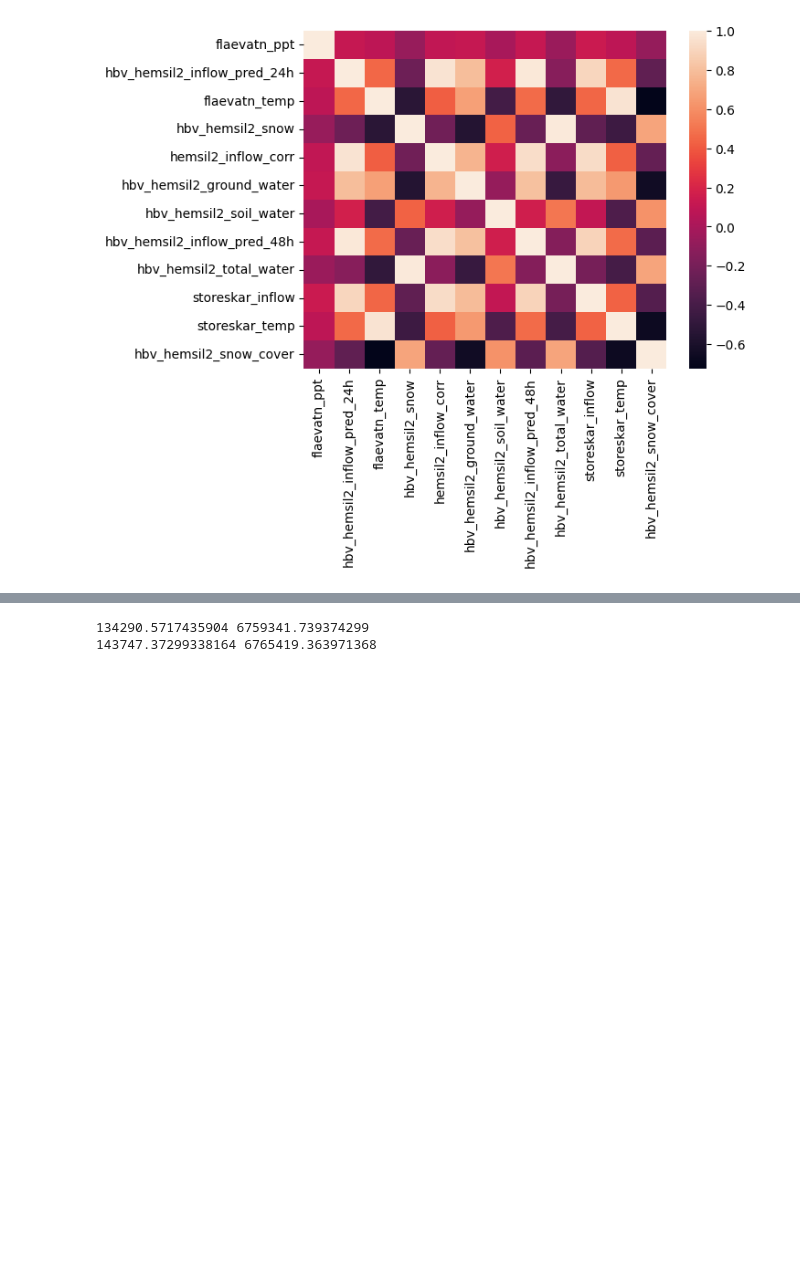
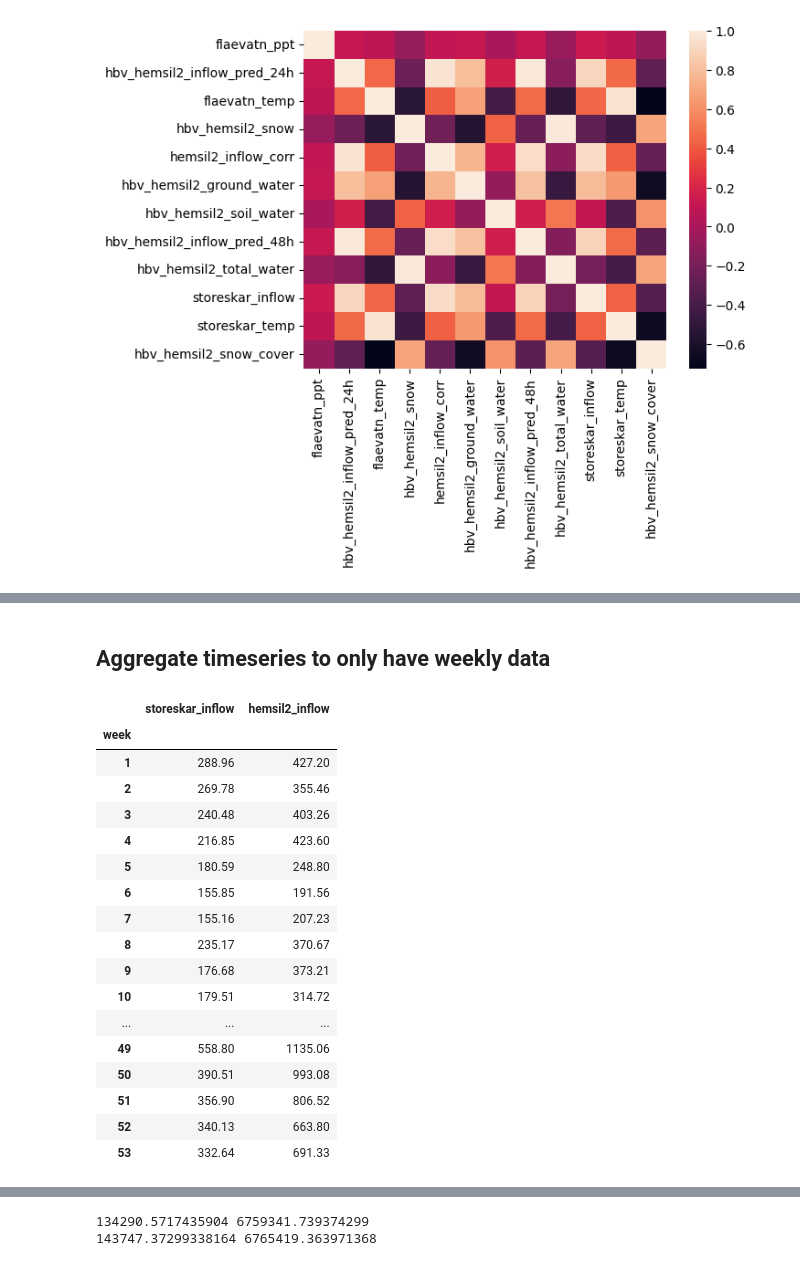
Before and after one commit to VegSja/NorwAI-hackathon-2022-Intelligence, a Jupyter notebook: solution.ipynb, the cells around one changed output, grey strips where cells are left out. Cells and saved outputs as stored; diff of their text form; code cells hidden in the pictures; blank space fills up the shorter version.

```diff
--- a/solution.ipynb
+++ b/solution.ipynb
@@ -183,0 +186,3 @@ sns.heatmap(correlations)
+# %%
+data_df = data_df[data_df.index > pd.Timestamp(year=2020, month=8, day=31)]
+data_df.info()
@@ -183,0 +211,12 @@ sns.heatmap(correlations)
+# %%
+data_df = data_df.drop(columns=[
+    'hbv_hemsil2_inflow_pred_24h',
+    'hbv_hemsil2_inflow_pred_48h',
+    'hbv_hemsil2_snow',
+    'hbv_hemsil2_snow_cover',
+    'hbv_hemsil2_ground_water',
+    'hbv_hemsil2_soil_water',
+    'hbv_hemsil2_inflow_pred_48h',
+    'hbv_hemsil2_total_water',
+])
+data_df.info()
@@ -183,0 +236,32 @@ sns.heatmap(correlations)
+# %% [markdown]
+## Aggregate timeseries to only have weekly data
+# %%
+from pandas import to_datetime
+
+
+day_df = data_df
+day_df['week'] = to_datetime(day_df.index).isocalendar().week
+day_df = day_df.groupby("week").agg(
+    storeskar_inflow =pd.NamedAgg(column='storeskar_inflow', aggfunc=sum),
+    hemsil2_inflow =pd.NamedAgg(column='hemsil2_inflow_corr', aggfunc=sum),
+)
+day_df
+# %% [output]
+|  | storeskar_inflow | hemsil2_inflow |
+| week |  |  |
+| 1 | 288.96 | 427.20 |
+| 2 | 269.78 | 355.46 |
+| 3 | 240.48 | 403.26 |
+| 4 | 216.85 | 423.60 |
+| 5 | 180.59 | 248.80 |
+| 6 | 155.85 | 191.56 |
+| 7 | 155.16 | 207.23 |
+| 8 | 235.17 | 370.67 |
+| 9 | 176.68 | 373.21 |
+| 10 | 179.51 | 314.72 |
+| ... | ... | ... |
+| 49 | 558.80 | 1135.06 |
+| 50 | 390.51 | 993.08 |
+| 51 | 356.90 | 806.52 |
+| 52 | 340.13 | 663.80 |
+| 53 | 332.64 | 691.33 |
```
Also changed, not shown: parts of 7 cells of this notebook, 2 other files.
